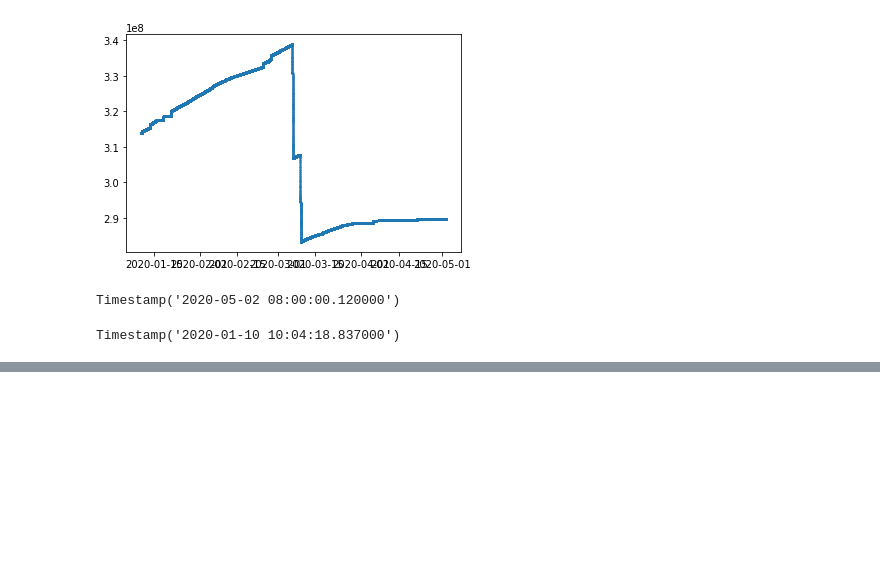
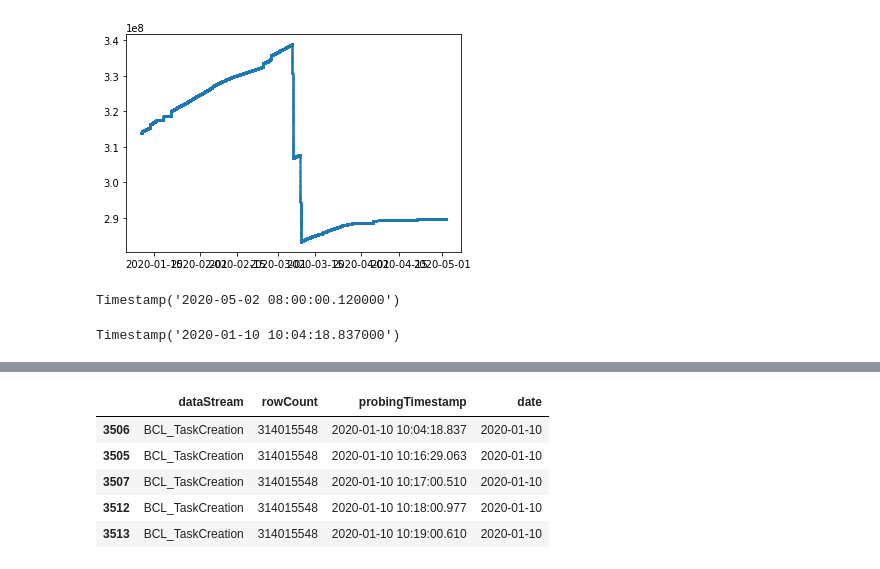
Before and after one commit to pawelpuszcz/timeseries-data-analysis, a Jupyter notebook: BPTask.ipynb, the cells around one changed output, grey strips where cells are left out. Saved outputs shown, nothing was run; the diff lists cells and outputs as text; code cells hidden in the pictures; blank space fills up the shorter version.

```diff
--- a/BPTask.ipynb
+++ b/BPTask.ipynb
@@ -130,0 +177,9 @@ Timestamp('2020-01-10 10:04:18.837000')
+# %%
+df.head()
+# %% [output]
+|  | dataStream | rowCount | probingTimestamp | date |
+| 3506 | BCL_TaskCreation | 314015548 | 2020-01-10 10:04:18.837 | 2020-01-10 |
+| 3505 | BCL_TaskCreation | 314015548 | 2020-01-10 10:16:29.063 | 2020-01-10 |
+| 3507 | BCL_TaskCreation | 314015548 | 2020-01-10 10:17:00.510 | 2020-01-10 |
+| 3512 | BCL_TaskCreation | 314015548 | 2020-01-10 10:18:00.977 | 2020-01-10 |
+| 3513 | BCL_TaskCreation | 314015548 | 2020-01-10 10:19:00.610 | 2020-01-10 |
```
Also changed, not shown: parts of 17 cells of this notebook.
